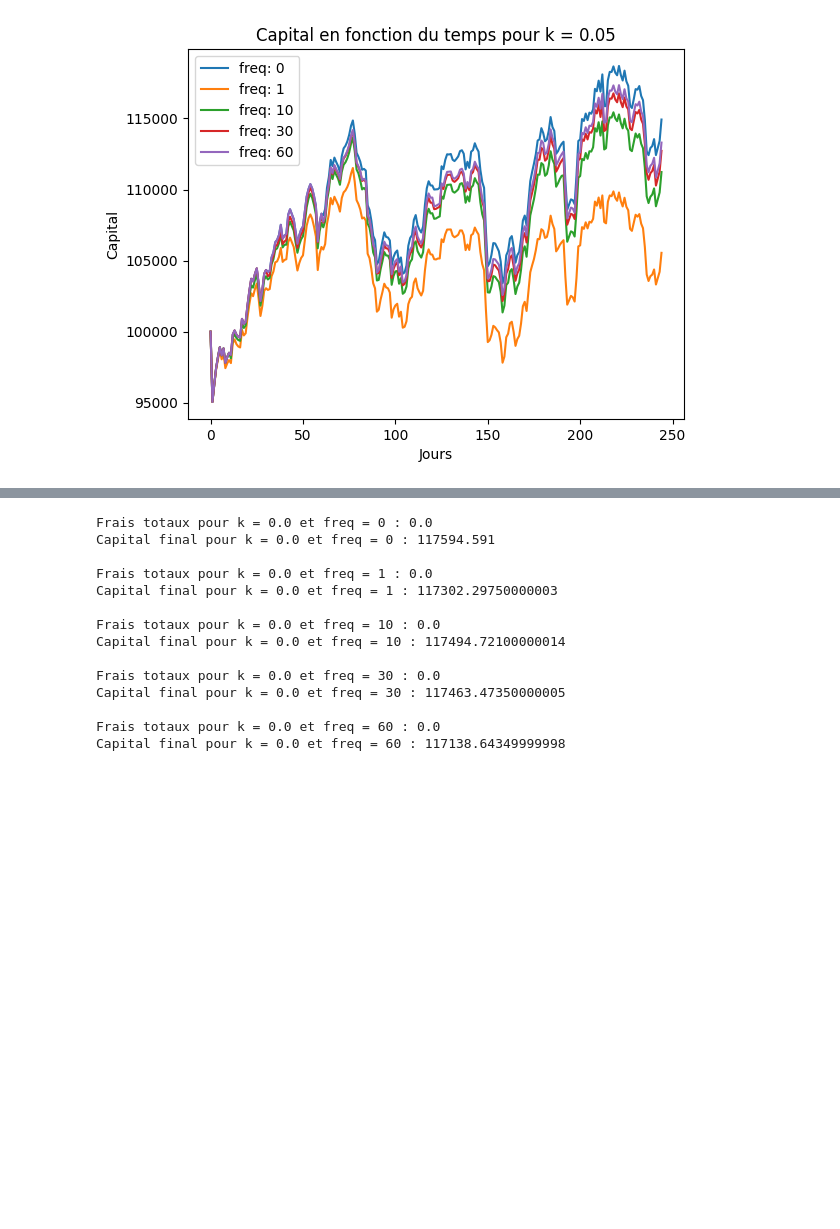
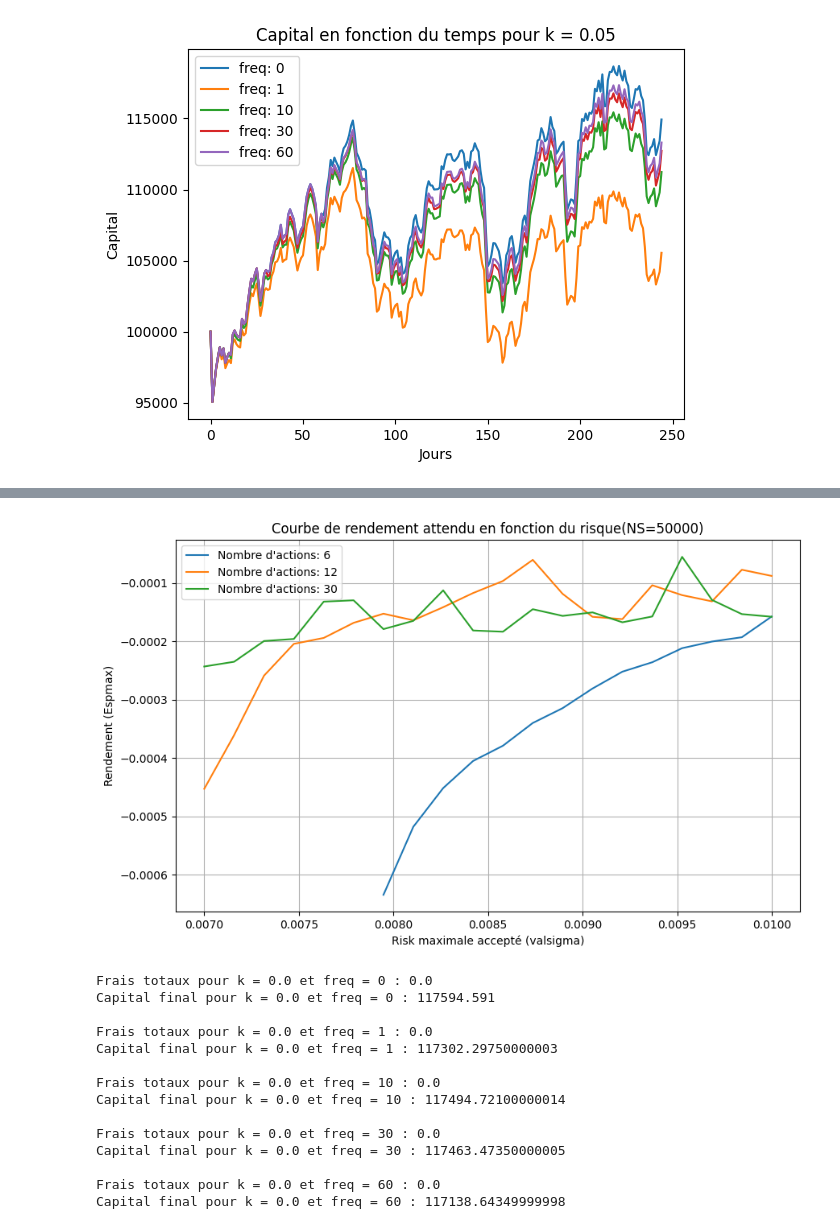
Before and after one commit to yangjoanne216/FinanceMarche, a Jupyter notebook: Main.ipynb, the cells around one changed output, grey strips where cells are left out. Drawn from its saved outputs; the diff is of its cells as text; code cells hidden in the pictures; blank space fills up the shorter version.

```diff
--- a/Main.ipynb
+++ b/Main.ipynb
@@ -182,7 +182,9 @@ plt.show()
 [figure]
 # %%
 x_opt = np.zeros(len(BD))
-x_opt, Espmax, _, _, sig_opt = get_x_opt(0.01, 200000)  # On fixe sigmax à 0.01
+x_opt, Espmax, _, _, sig_opt = get_x_opt(
+    0.01, 200000, len(BD), SIGMA, ER
+)  # On fixe sigmax à 0.01
 print("Poids optimal:", x_opt)
 print("Rendement maximal:", Espmax)
 print("Risque quand rendement est maximal:", sig_opt)
@@ -444,3 +489,43 @@ Risque quand rendement est maximal: 0.006996684119869237
+# %%
+def get_x_opt_Esp_list(NS, BDLength, ER, SIGMA, valsigma):
+    Esp_list = []
+    x_opt_list = []
+
+    for sig_target in valsigma:
+        x, esp, _, _, _ = get_x_opt(sig_target, NS, BDLength, SIGMA, ER)
+
+        if esp == -(10**10):
+            esp = None
+
+        Esp_list.append(esp)
+        x_opt_list.append(x)
+
+    return x_opt_list, np.array(Esp_list)
+# %%
+BD_results = {}
+valsigma = np.linspace(0.007, 0.01, 20)
+NS = 50000
+
+_, Esp_6_list = get_x_opt_Esp_list(NS, len(BD_6_actions), ER_6, SIGMA_6, valsigma)
+_, Esp_12_list = get_x_opt_Esp_list(NS, len(BD), ER, SIGMA, valsigma)
+_, Esp_30_list = get_x_opt_Esp_list(NS, len(BD_30_actions), ER_30, SIGMA_30, valsigma)
+
+BD_results["6"] = (valsigma, Esp_6_list)
+BD_results["12"] = (valsigma, Esp_12_list)
+BD_results["30"] = (valsigma, Esp_30_list)
+
+plt.figure(figsize=(10, 6))
+for BD_name, (valsigma, Esp_list) in BD_results.items():
+    plt.plot(valsigma, Esp_list, label=f"Nombre d'actions: {BD_name}")
+
+plt.xlabel("Risk maximale accepté (valsigma)")
+plt.ylabel("Rendement (Espmax)")
+plt.title(f"Courbe de rendement attendu en fonction du risque(NS={NS})")
+plt.legend()
+plt.grid()
+plt.show()
+# %% [output]
+[figure, added]
 # %%
 # Génère un BD ne contenant que les données de l'année 2019
 BD2019 = []
```
Also changed, not shown: parts of 11 cells of this notebook, 1 other file.
